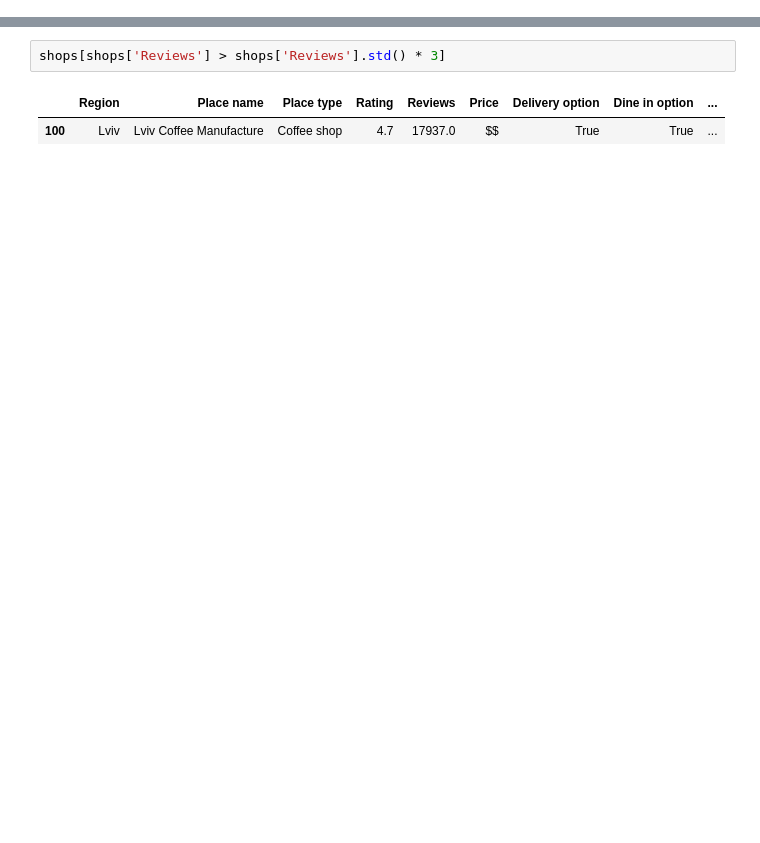
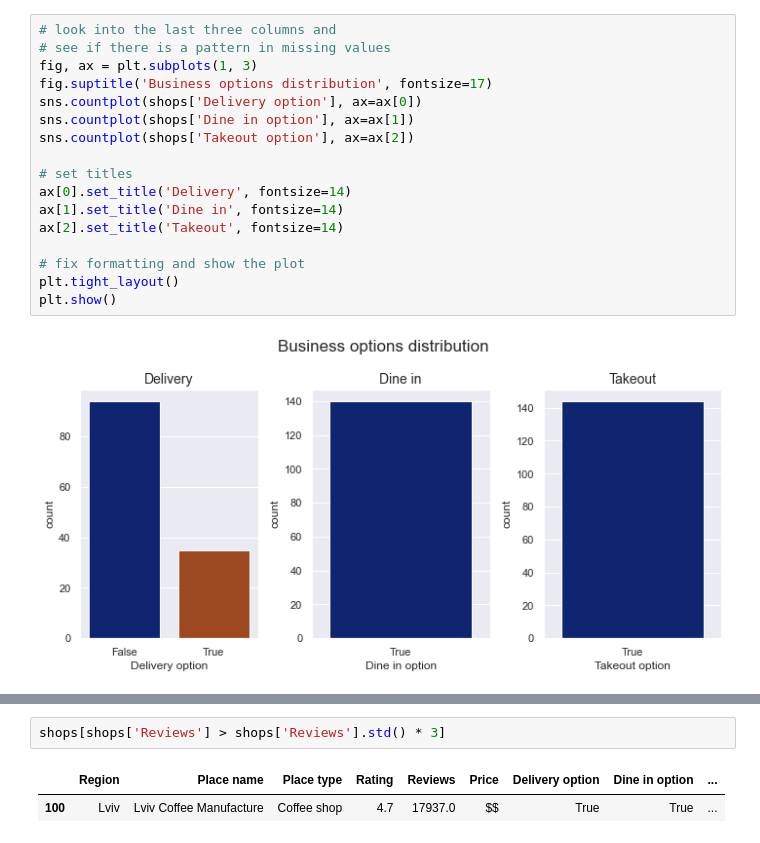
Before and after one commit to dissagaliyeva/coffee-shop-analysis, a Jupyter notebook: analysis.ipynb, the cells around one changed output, grey strips where cells are left out. Drawn from its saved outputs; the diff is of its cells as text; blank space fills up the shorter version.

```diff
--- a/analysis.ipynb
+++ b/analysis.ipynb
@@ -210,0 +171,19 @@ shops[['Reviews', 'Rating']].boxplot()
+# %%
+# look into the last three columns and
+# see if there is a pattern in missing values
+fig, ax = plt.subplots(1, 3)
+fig.suptitle('Business options distribution', fontsize=17)
+sns.countplot(shops['Delivery option'], ax=ax[0])
+sns.countplot(shops['Dine in option'], ax=ax[1])
+sns.countplot(shops['Takeout option'], ax=ax[2])
+
+# set titles
+ax[0].set_title('Delivery', fontsize=14)
+ax[1].set_title('Dine in', fontsize=14)
+ax[2].set_title('Takeout', fontsize=14)
+
+# fix formatting and show the plot
+plt.tight_layout()
+plt.show()
+# %% [output]
+[figure, added]
```
Also changed, not shown: parts of 163 cells of this notebook, 6 other files.
